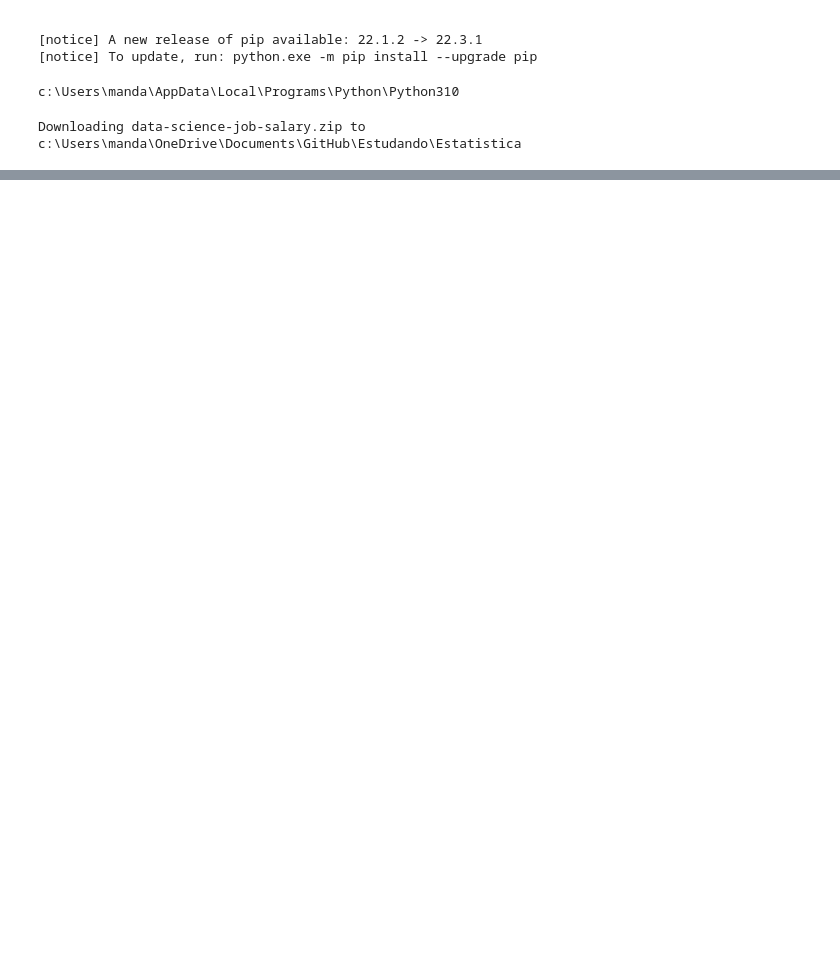
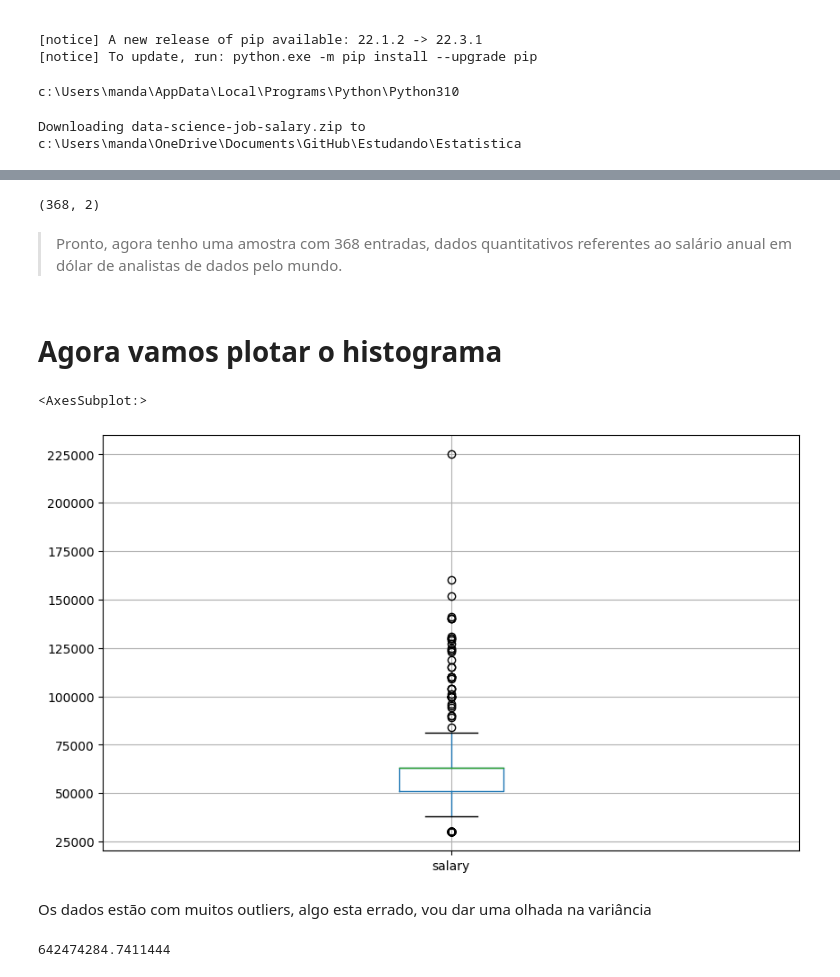
Before and after one commit to kauebr/Estudando, a Jupyter notebook: Estatistica/Criando e analisando um BOXPLOT.ipynb, the cells around one changed output, grey strips where cells are left out. Drawn from its saved outputs; the diff is of its cells as text; code cells hidden in the pictures; blank space fills up the shorter version.

Commit message:
boxplot

```diff
--- a/Estatistica/Criando e analisando um BOXPLOT.ipynb
+++ b/Estatistica/Criando e analisando um BOXPLOT.ipynb
@@ -52,2 +61,3 @@ Downloading data-science-job-salary.zip to c:\Users\manda\OneDrive\Documents\Git
 # %%
 # Criando um data frame
+df = pd.read_csv('datascience_salaries.csv')
@@ -53,0 +93,4 @@ Downloading data-science-job-salary.zip to c:\Users\manda\OneDrive\Documents\Git
+# %%
+# Tornando nossa amostra univariável
+df = df[['job_title','salary']]
+df.head(3)
@@ -53,0 +102,4 @@ Downloading data-science-job-salary.zip to c:\Users\manda\OneDrive\Documents\Git
+# %%
+# Filtrando nossa amostra
+df = df[(df['job_title'] == "Data analyst")]
+df.head(10)
@@ -53,0 +118,19 @@ Downloading data-science-job-salary.zip to c:\Users\manda\OneDrive\Documents\Git
+# %%
+df.shape
+# %% [output]
+(368, 2)
+# %% [markdown]
+> Pronto, agora tenho uma amostra com 368 entradas, dados quantitativos referentes ao salário anual em dólar de analistas de dados pelo mundo.
+# %% [markdown]
+# Agora vamos plotar o histograma
+# %%
+df.boxplot(column='salary', figsize=(10,6))
+# %% [output]
+<AxesSubplot:>
+[figure, added]
+# %% [markdown]
+Os dados estão com muitos outliers, algo esta errado, vou dar uma olhada na variância
+# %%
+stats.variance(df['salary'])
+# %% [output]
+642474284.7411444
```
Also changed, not shown: parts of 16 cells of this notebook, 1 other file.
